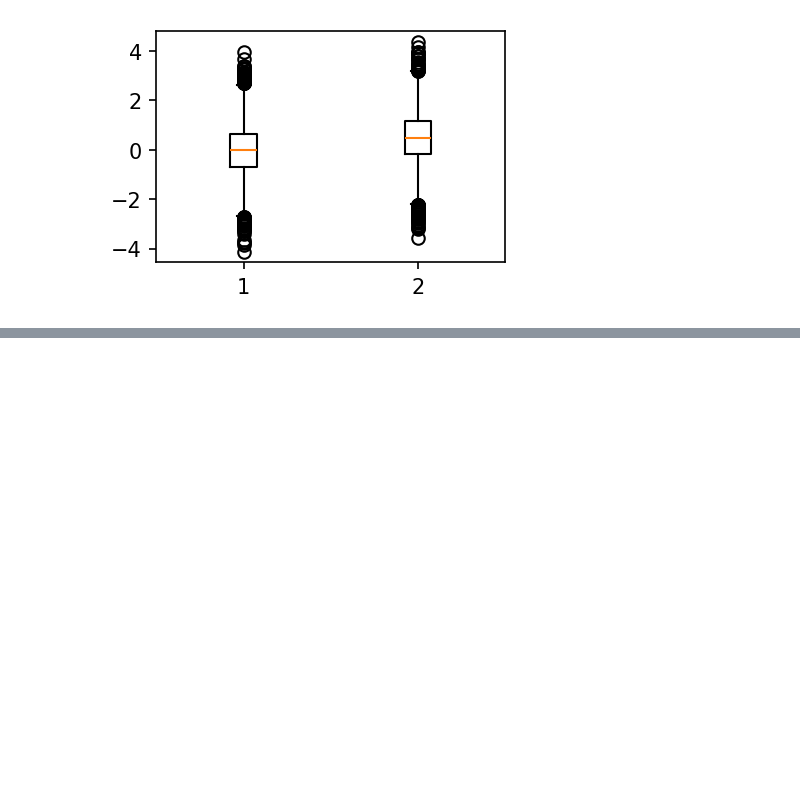
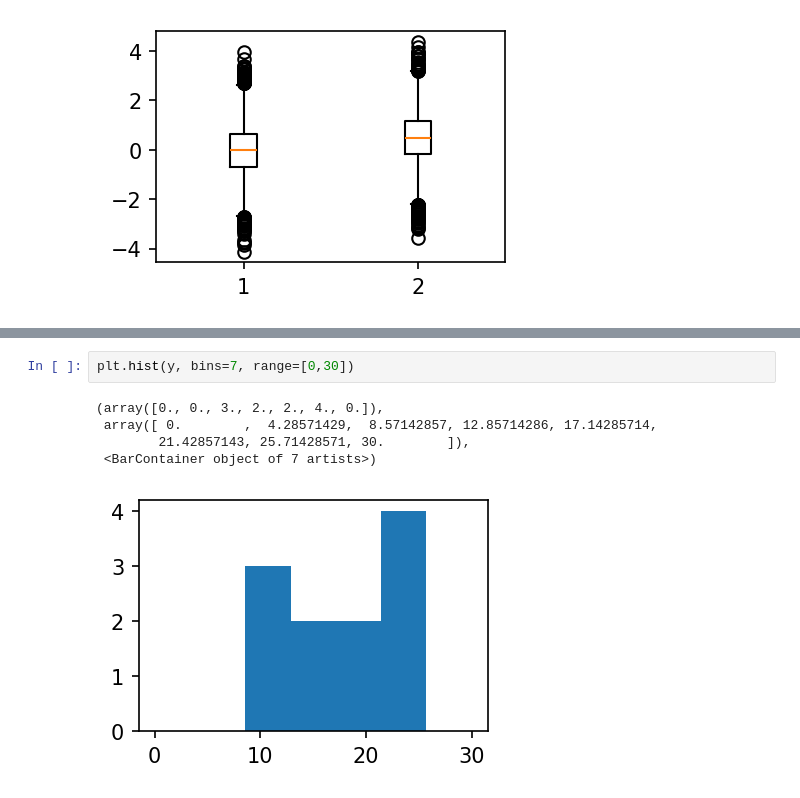
Before and after one commit to va4756/big_RaeJung, a Jupyter notebook: choi_guis_01.ipynb, the cells around one changed output, grey strips where cells are left out. Saved outputs shown, nothing was run; the diff lists cells and outputs as text; blank space fills up the shorter version.

```diff
--- a/choi_guis_01.ipynb
+++ b/choi_guis_01.ipynb
@@ -60,0 +85,8 @@ plt.boxplot([y1, y2]);
+# %%
+plt.hist(y, bins=7, range=[0,30])
+# %% [output]
+(array([0., 0., 3., 2., 2., 4., 0.]),
+ array([ 0.        ,  4.28571429,  8.57142857, 12.85714286, 17.14285714,
+        21.42857143, 25.71428571, 30.        ]),
+ <BarContainer object of 7 artists>)
+[figure, added]
```
Also changed, not shown: parts of 36 cells of this notebook.
